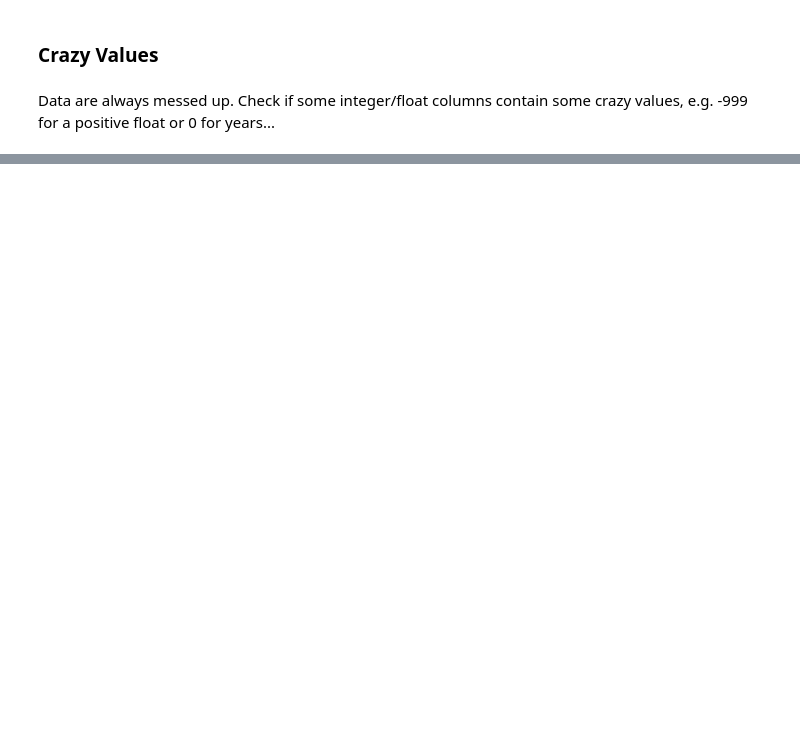
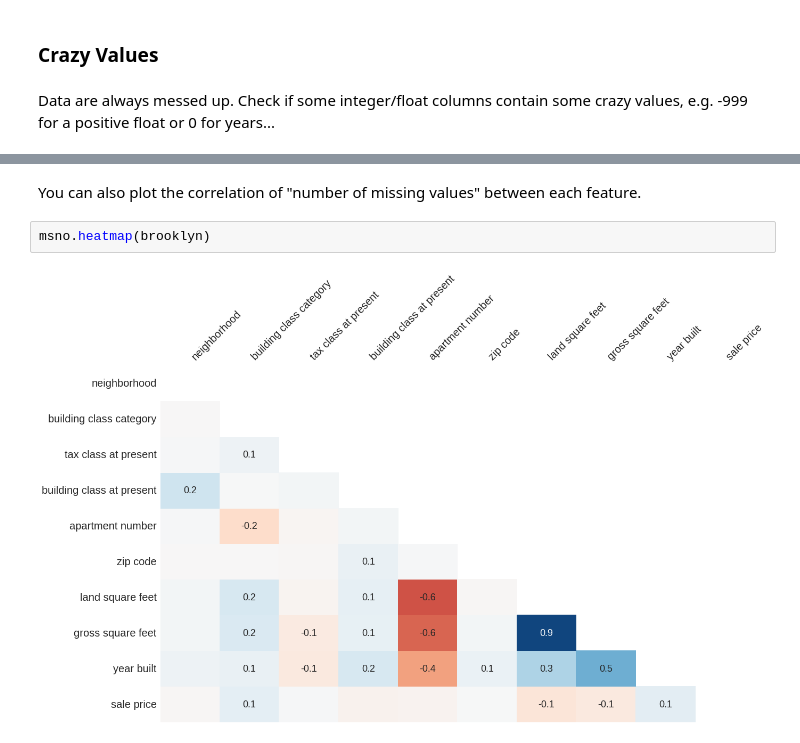
Before and after one commit to garaud/doing_pydata_science, a Jupyter notebook: chapter-02-housing-dataset.ipynb, the cells around one changed output, grey strips where cells are left out. Saved outputs shown, nothing was run; the diff lists cells and outputs as text; blank space fills up the shorter version.

```diff
--- a/chapter-02-housing-dataset.ipynb
+++ b/chapter-02-housing-dataset.ipynb
@@ -242,0 +286,6 @@ zip code, sale price or year equal to `0` is quite strange!
+# %% [markdown]
+You can also plot the correlation of "number of missing values" between each feature.
+# %%
+msno.heatmap(brooklyn)
+# %% [output]
+[figure, added]
```
Also changed, not shown: parts of 35 cells of this notebook.
